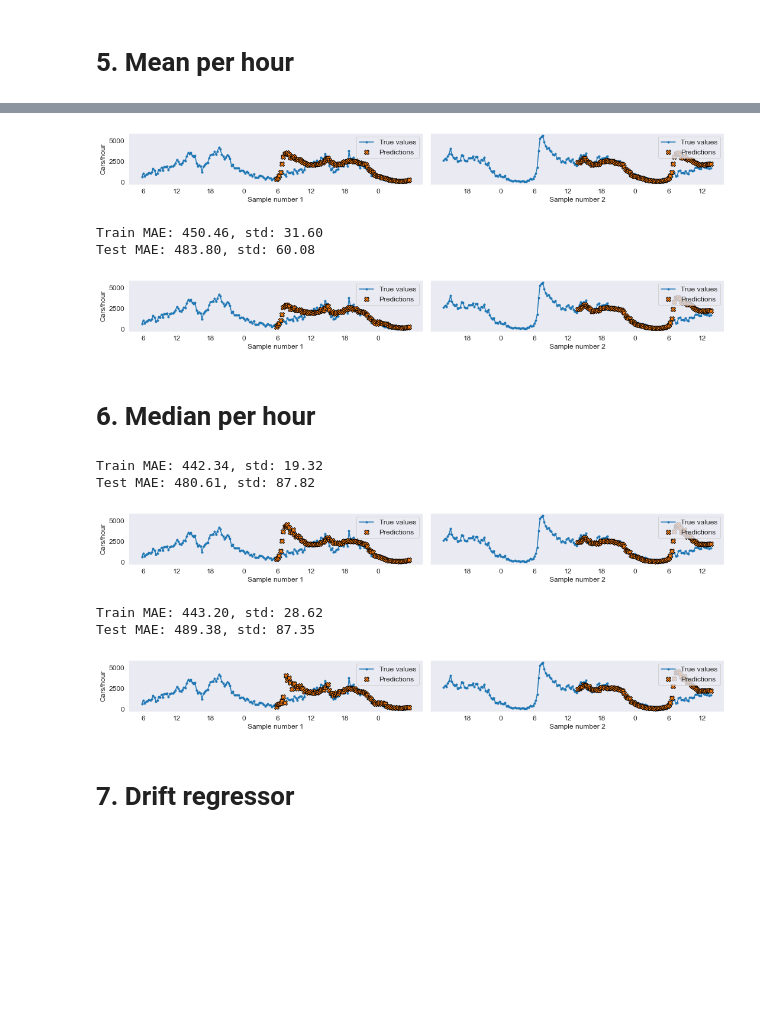
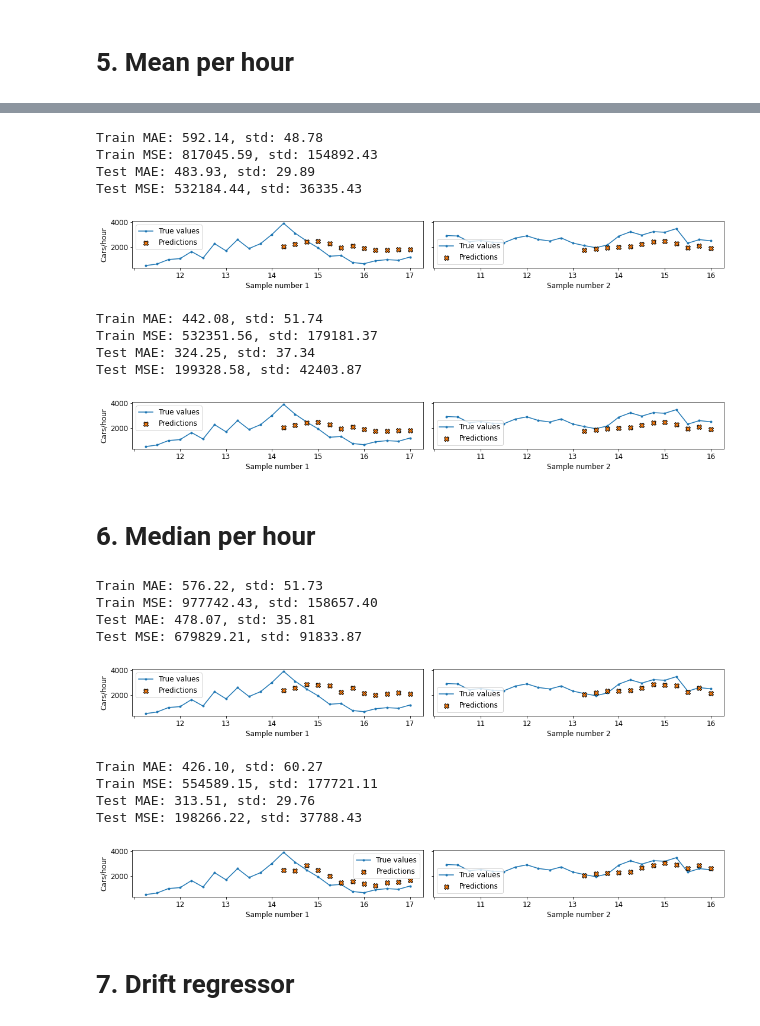
Before and after one commit to elena-sg/madrid-traffic, a Jupyter notebook: notebooks/04-baseline-models.ipynb, the cells around one changed output, grey strips where cells are left out. Drawn from its saved outputs; the diff is of its cells as text; code cells hidden in the pictures; blank space fills up the shorter version.

```diff
--- a/notebooks/04-baseline-models.ipynb
+++ b/notebooks/04-baseline-models.ipynb
@@ -1,21 +1,18 @@
 # %% [markdown]
 [Forecasting: Principles and Practice](https://otexts.com/fpp2/)
 # %%
-import matplotlib.pyplot as plt
-
 from graph_traffic.get_data import get_data
 from graph_traffic.config import figures_path
 from graph_traffic.dataloading import npzDataset
 from graph_traffic.baseline_models import MeanRegressor, MedianRegressor, RepeatRegressor, RepeatLastRegressor, DaytimeRegressor, DriftRegressor
-from graph_traffic.model_selection import timeseries_cv, plot_predictions
-import numpy as np
+from graph_traffic.model_selection import timeseries_cv, plot_predictions, print_losses
 from random import choices
 
 baseline_path = figures_path + "/baseline"
 
 data_dict = dict(
     ids_list=[1001],
-    seq_len=24*4,
+    seq_len=12,
     with_graph=False,
     from_date="2019-01-01",
     to_date="2019-12-31",
@@ -43,7 +40,8 @@ temporal_dict = dict(
     minute="drop",
     bank_holiday="drop",
     school_holiday="drop",
-    working_day="drop"
+    working_day="drop",
+    state_of_alarm="drop"
 )
 
 get_data(data_dict, meteo_dict, temporal_dict)
@@ -137,47 +126,52 @@ Test MAE: 476.04, std: 57.16
+# %%
+estimators, train_losses, test_losses = timeseries_cv(DaytimeRegressor("mean"), train_x[:, :, :, [0, 1]], train_y)
+print_losses(train_losses, test_losses)
+# %% [output]
+Train MAE: 592.14, std: 48.78
+Train MSE: 817045.59, std: 154892.43
+Test MAE: 483.93, std: 29.89
+Test MSE: 532184.44, std: 36335.43
 # %%
-plot_predictions(estimator, test_x, test_y, random_samples, data_dict["ids_list"], data_dict["seq_len"], name_save=baseline_path + "/mean_hour.png")
+plot_predictions(estimators[0], test_x, test_y, random_samples, data_dict["ids_list"], data_dict["seq_len"], name_save=baseline_path + "/mean_hour.png")
 # %% [output]
-[figure, old version]
+[figure, new version]
 # %%
 estimator, train_losses, test_losses = timeseries_cv(DaytimeRegressor("mean", by_working_day=True), train_x[:, :, :, [0, 1, 2]], train_y)
-mean_train_loss = np.mean(train_losses)
-mean_test_loss = np.mean(test_losses)
-print(f"Train MAE: {mean_train_loss:.2f}, std: {np.std(train_losses):.2f}")
-print(f"Test MAE: {mean_test_loss:.2f}, std: {np.std(test_losses):.2f}")
+print_losses(train_losses, test_losses)
 # %% [output]
-Train MAE: 450.46, std: 31.60
-Test MAE: 483.80, std: 60.08
+Train MAE: 442.08, std: 51.74
+Train MSE: 532351.56, std: 179181.37
+Test MAE: 324.25, std: 37.34
+Test MSE: 199328.58, std: 42403.87
 # %%
-plot_predictions(estimator, test_x, test_y, random_samples, data_dict["ids_list"], data_dict["seq_len"], name_save=baseline_path + "/mean_hour_workingday.png")
+plot_predictions(estimators[0], test_x, test_y, random_samples, data_dict["ids_list"], data_dict["seq_len"], name_save=baseline_path + "/mean_hour_workingday.png")
 # %% [output]
-[figure, old version]
+[figure, new version]
 # %% [markdown]
 # 6. Median per hour
-# %%
-estimator, train_losses, test_losses = timeseries_cv(DaytimeRegressor("median"), train_x[:, :, :, [0, 1]], train_y)
-mean_train_loss = np.mean(train_losses)
-mean_test_loss = np.mean(test_losses)
-print(f"Train MAE: {mean_train_loss:.2f}, std: {np.std(train_losses):.2f}")
-print(f"Test MAE: {mean_test_loss:.2f}, std: {np.std(test_losses):.2f}")
-# %% [output]
-Train MAE: 442.34, std: 19.32
-Test MAE: 480.61, std: 87.82
+# %%
+estimators, train_losses, test_losses = timeseries_cv(DaytimeRegressor("median"), train_x[:, :, :, [0, 1]], train_y)
+print_losses(train_losses, test_losses)
+# %% [output]
+Train MAE: 576.22, std: 51.73
+Train MSE: 977742.43, std: 158657.40
+Test MAE: 478.07, std: 35.81
+Test MSE: 679829.21, std: 91833.87
 # %%
-plot_predictions(estimator, test_x, test_y, random_samples, data_dict["ids_list"], data_dict["seq_len"], name_save=baseline_path + "/median_hour.png")
+plot_predictions(estimators[0], test_x, test_y, random_samples, data_dict["ids_list"], data_dict["seq_len"], name_save=baseline_path + "/median_hour.png")
 # %% [output]
-[figure, old version]
+[figure, new version]
 # %%
-estimator, train_losses, test_losses = timeseries_cv(DaytimeRegressor("median", by_working_day=True), train_x[:, :, :, [0, 1, 2]], train_y)
-mean_train_loss = np.mean(train_losses)
-mean_test_loss = np.mean(test_losses)
-print(f"Train MAE: {mean_train_loss:.2f}, std: {np.std(train_losses):.2f}")
-print(f"Test MAE: {mean_test_loss:.2f}, std: {np.std(test_losses):.2f}")
+estimators, train_losses, test_losses = timeseries_cv(DaytimeRegressor("median", by_working_day=True), train_x[:, :, :, [0, 1, 2]], train_y)
+print_losses(train_losses, test_losses)
 # %% [output]
-Train MAE: 443.20, std: 28.62
-Test MAE: 489.38, std: 87.35
+Train MAE: 426.10, std: 60.27
+Train MSE: 554589.15, std: 177721.11
+Test MAE: 313.51, std: 29.76
+Test MSE: 198266.22, std: 37788.43
 # %%
-plot_predictions(estimator, test_x, test_y, random_samples, data_dict["ids_list"], data_dict["seq_len"], name_save=baseline_path + "/median_hour_workingday.png")
+plot_predictions(estimators[0], test_x, test_y, random_samples, data_dict["ids_list"], data_dict["seq_len"], name_save=baseline_path + "/median_hour_workingday.png")
 # %% [output]
-[figure, old version]
+[figure, new version]
 # %% [markdown]
 # 7. Drift regressor
```
Also changed, not shown: parts of 18 cells of this notebook, 13 other files.
